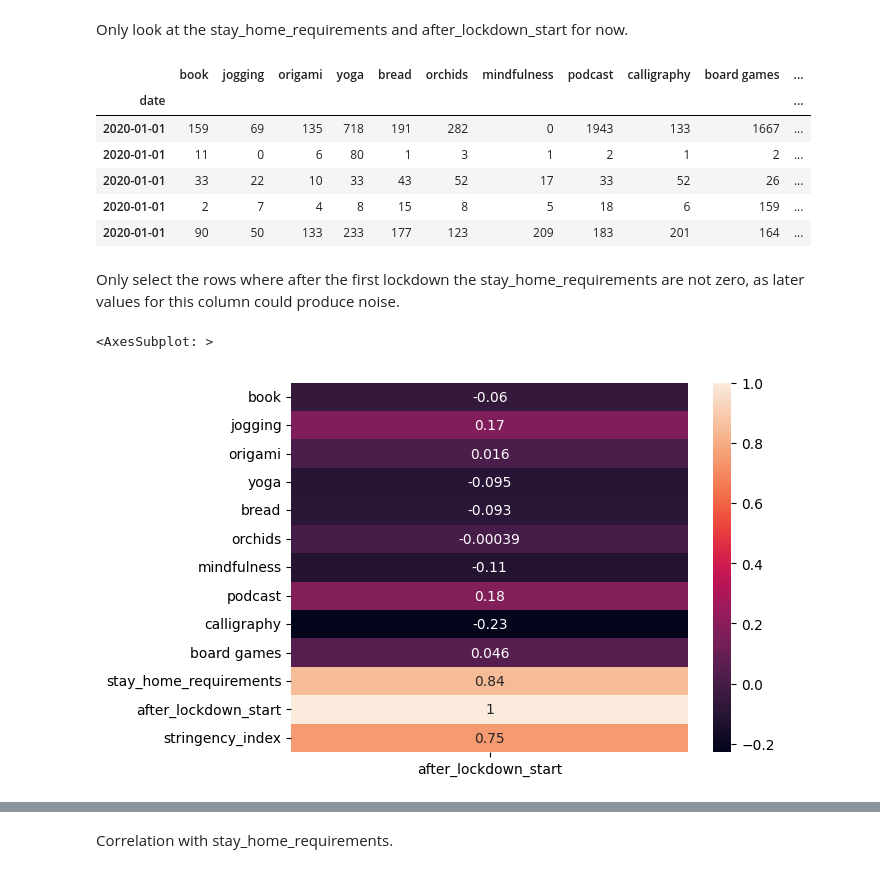
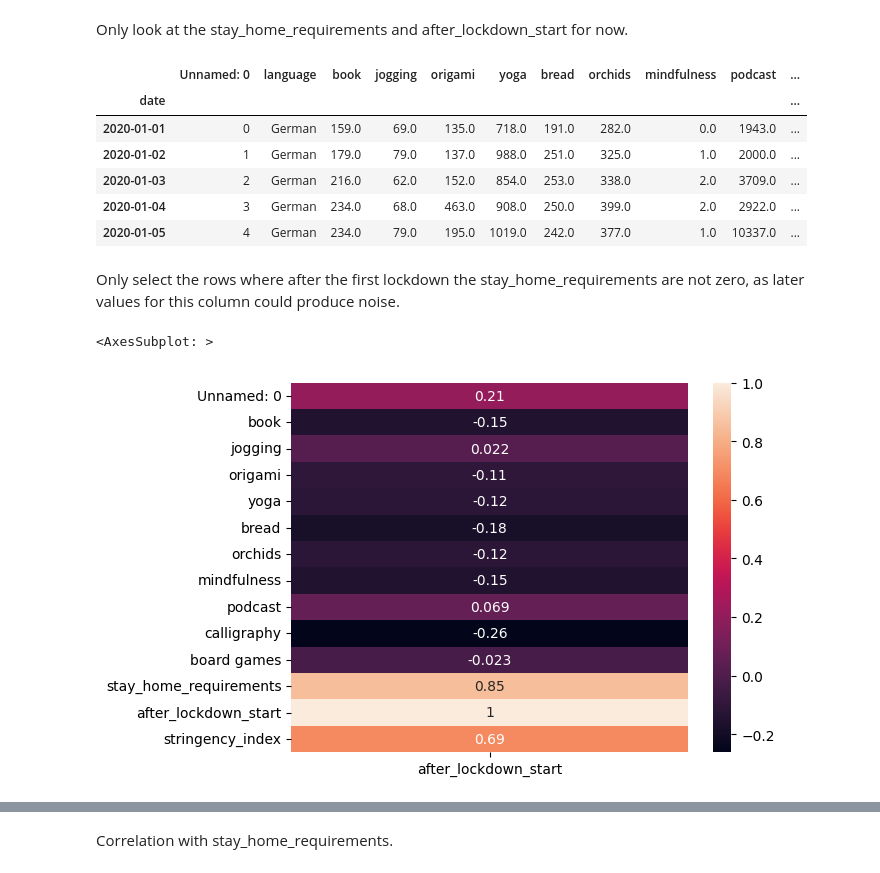
Before and after one commit to amelie106/WikiPageviews, a Jupyter notebook: analysis.ipynb, the cells around one changed output, grey strips where cells are left out. Saved outputs shown, nothing was run; the diff lists cells and outputs as text; code cells hidden in the pictures.

Commit message:
Add more analysis, combine German

```diff
--- a/analysis.ipynb
+++ b/analysis.ipynb
@@ -20,24 +20,24 @@ plt.show()
 # %% [markdown]
 Only look at the stay_home_requirements and after_lockdown_start for now.
 # %%
-df_stay_home = pd.read_csv('output_data/cleaned.csv')
+df_cleaned = pd.read_csv('output_data/cleaned.csv')
 # %%
-df_stay_home = df_stay_home.dropna(axis=1)
-df_stay_home = df_stay_home.set_index(df_stay_home.date).drop(columns="date")
-df_stay_home.head()
+df_cleaned = df_cleaned.dropna(axis=1)
+df_cleaned = df_cleaned.set_index(df_cleaned.date).drop(columns="date")
+df_cleaned.head()
 # %% [output]
-|  | book | jogging | origami | yoga | bread | orchids | mindfulness | podcast | calligraphy | board games | ... |
+|  | Unnamed: 0 | language | book | jogging | origami | yoga | bread | orchids | mindfulness | podcast | ... |
 | date |  |  |  |  |  |  |  |  |  |  | ... |
-| 2020-01-01 | 159 | 69 | 135 | 718 | 191 | 282 | 0 | 1943 | 133 | 1667 | ... |
-| 2020-01-01 | 11 | 0 | 6 | 80 | 1 | 3 | 1 | 2 | 1 | 2 | ... |
-| 2020-01-01 | 33 | 22 | 10 | 33 | 43 | 52 | 17 | 33 | 52 | 26 | ... |
-| 2020-01-01 | 2 | 7 | 4 | 8 | 15 | 8 | 5 | 18 | 6 | 159 | ... |
-| 2020-01-01 | 90 | 50 | 133 | 233 | 177 | 123 | 209 | 183 | 201 | 164 | ... |
+| 2020-01-01 | 0 | German | 159.0 | 69.0 | 135.0 | 718.0 | 191.0 | 282.0 | 0.0 | 1943.0 | ... |
+| 2020-01-02 | 1 | German | 179.0 | 79.0 | 137.0 | 988.0 | 251.0 | 325.0 | 1.0 | 2000.0 | ... |
+| 2020-01-03 | 2 | German | 216.0 | 62.0 | 152.0 | 854.0 | 253.0 | 338.0 | 2.0 | 3709.0 | ... |
+| 2020-01-04 | 3 | German | 234.0 | 68.0 | 463.0 | 908.0 | 250.0 | 399.0 | 2.0 | 2922.0 | ... |
+| 2020-01-05 | 4 | German | 234.0 | 79.0 | 195.0 | 1019.0 | 242.0 | 377.0 | 1.0 | 10337.0 | ... |
 # %% [markdown]
 Only select the rows where after the first lockdown the stay_home_requirements are not zero, as later values for this column could produce noise.
 # %%
-sns.heatmap(df_stay_home[(df_stay_home["after_lockdown_start"] == 0) | (df_stay_home["stay_home_requirements"] > 0)].corr()[['after_lockdown_start']], annot=True)
+sns.heatmap(df_cleaned[(df_cleaned["after_lockdown_start"] == 0) | (df_cleaned["stay_home_requirements"] > 0)].corr()[['after_lockdown_start']], annot=True)
 # %% [output]
 <AxesSubplot: >
-[figure, old version]
+[figure, new version]
 # %%
```
Also changed, not shown: parts of 23 cells of this notebook, 5 other files.
